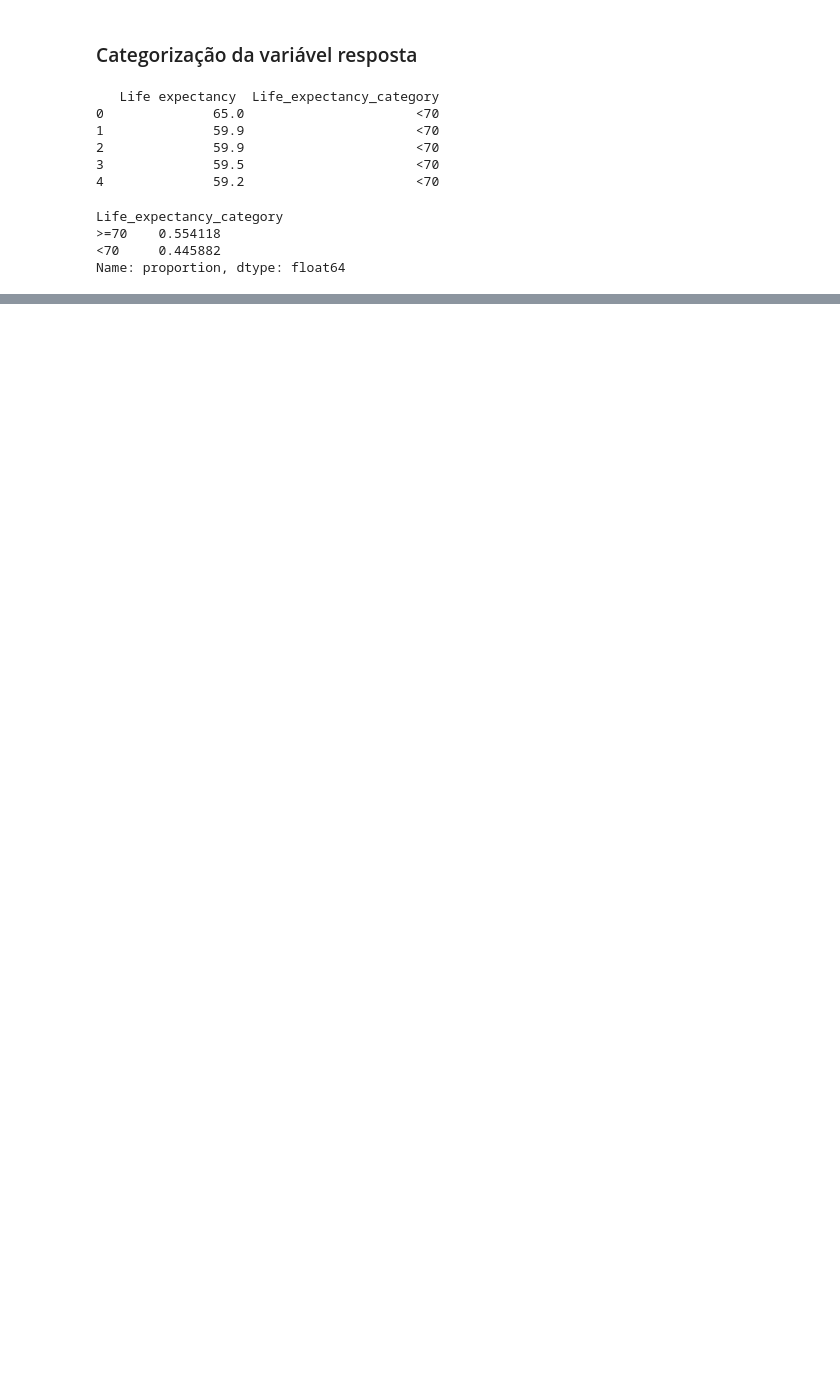
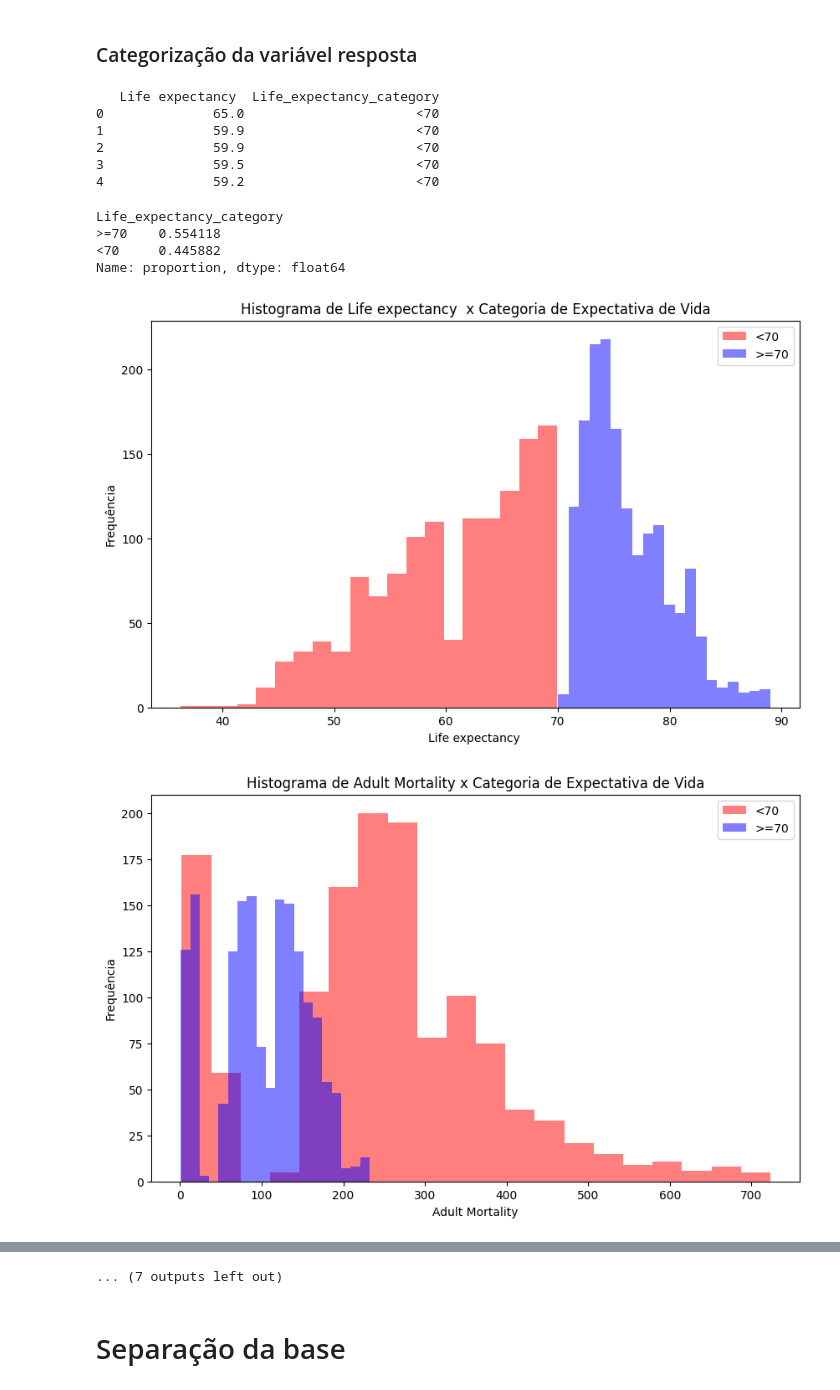
Before and after one commit to buenogi/Life-Expectancy-WHO-ML, a Jupyter notebook: Script/LifeExpectancy.ipynb, the cells around one changed output, grey strips where cells are left out. Cells and saved outputs as stored; diff of their text form; code cells hidden in the pictures; blank space fills up the shorter version.

Commit message:
Exploração da distribuição das variáveis por categoria

```diff
--- a/Script/LifeExpectancy.ipynb
+++ b/Script/LifeExpectancy.ipynb
@@ -182,3 +182,25 @@ Life_expectancy_category
 >=70    0.554118
 <70     0.445882
 Name: proportion, dtype: float64
+# %%
+# Análise do comportamento das variáveis por categoria
+
+for coluna in variaveis_numericas:
+    # Criar uma figura para cada variável
+    plt.figure(figsize=(10, 6))
+
+    # Plotar o histograma para as duas classes
+    dados[dados['Life_expectancy_category'] == '<70'][coluna].plot(kind='hist', alpha=0.5, bins=20, label='<70', color='red')
+    dados[dados['Life_expectancy_category'] == '>=70'][coluna].plot(kind='hist', alpha=0.5, bins=20, label='>=70', color='blue')
+
+    # Adicionar título e rótulos
+    plt.title(f'Histograma de {coluna} x Categoria de Expectativa de Vida')
+    plt.xlabel(coluna)
+    plt.ylabel('Frequência')
+    plt.legend()
+
+    # Exibir o gráfico
+    plt.show()
+# %% [output]
+[figure, added]
+[figure, added]
@@ -184,0 +217,3 @@ Name: proportion, dtype: float64
+... (7 outputs left out)
+# %% [markdown]
+# Separação da base
```
Also changed, not shown: parts of 1 cell of this notebook.
